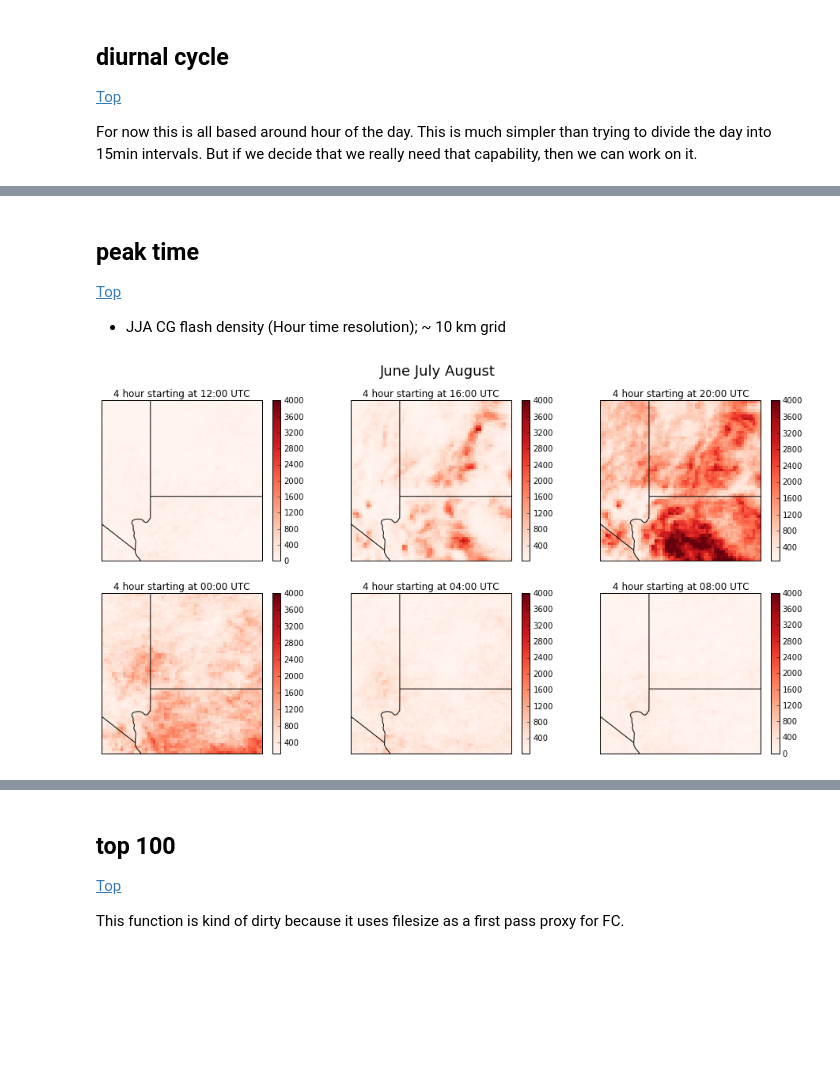
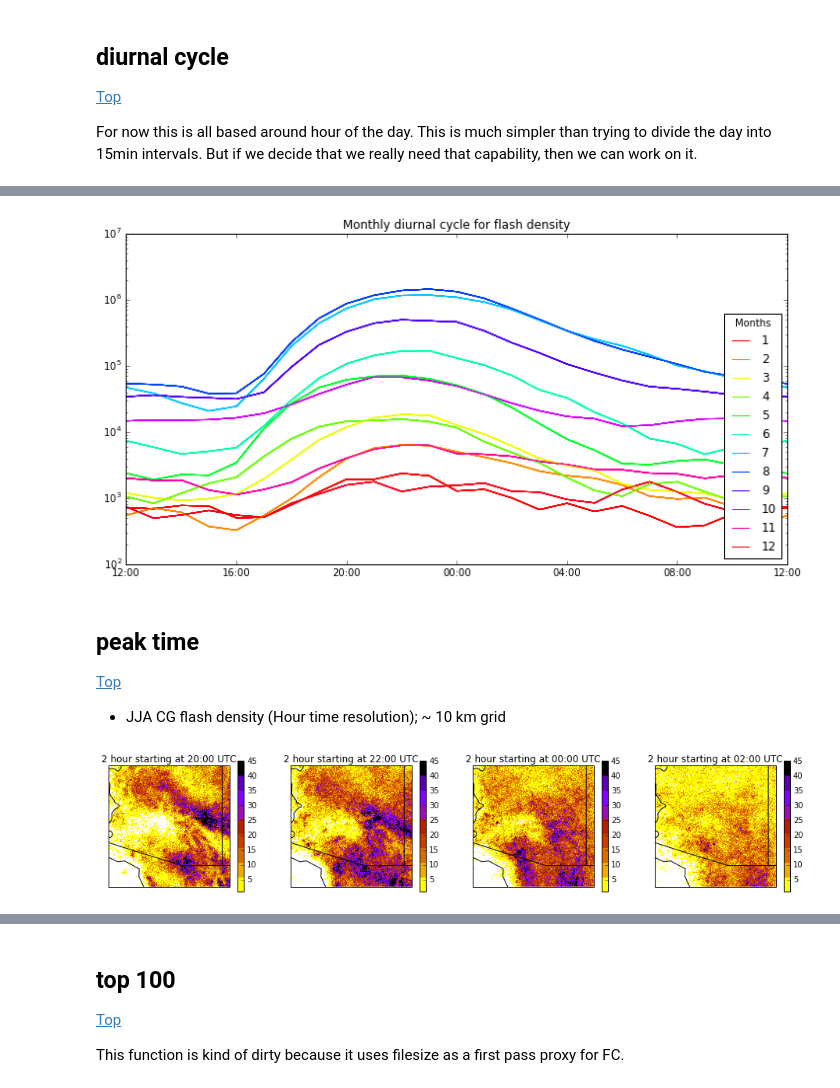
Before and after one commit to jsignell/lightning-tools, a Jupyter notebook: Regional Computations.ipynb, the cells around one changed output, grey strips where cells are left out. Saved outputs shown, nothing was run; the diff lists cells and outputs as text; code cells hidden in the pictures; blank space fills up the shorter version.

```diff
--- a/Regional Computations.ipynb
+++ b/Regional Computations.ipynb
@@ -77,6 +77,6 @@ cities['cedar']
  'r': 3}
 # %%
-c = Region(city=cities['cedar'])
+c = Region(city=cities['phoenix'])
 c.define_grid(nbins=600)
 # %%
 MMDC_grid = {}
@@ -152,27 +122,44 @@ for m in months.keys():
+# %%
+import matplotlib.cm as cm
+h = range(12,24)
+h.extend(range(0,13))
+
+MMDC = pd.DataFrame(np.array([[np.sum(MMDC_grid[m][hr]) for hr in h] for m in months.keys()]).T)
+MMDC.columns = range(1,13)
+
+plt.figure(figsize=(12, 6))
+for m in months.keys():
+    ax = plt.subplot(1,1,1)
+    MMDC.plot(color=cm.hsv(np.linspace(0, 1, 12)), ax=ax, title='Monthly diurnal cycle for flash density')
+    plt.legend(range(1,13), title='Months', loc='lower right')
+    ax.set_xticks(range(0,25,4))
+    ax.set_xticklabels(['{num:02d}:00'.format(num=h[n]) for n in range(0,25,4)])
+    ax.set_ylim(10**2, 10**7)
+    ax.semilogy()
+    ax.set_xlim(0,24)
+# %% [output]
+[figure, added]
 # %% [markdown]
 ## peak time
 [Top](#Python-programs)
  - JJA CG flash density (Hour time resolution); ~ 10 km grid
 # %%
-JJADC_grid = {}
-for k,v in MMDC_grid[6].items():
-    JJADC_grid.update({k: v + MMDC_grid[7][k]+MMDC_grid[8][k]})
+JADC_grid = {}
+for k,v in MMDC_grid[7].items():
+    JADC_grid.update({k: v + MMDC_grid[8][k]})
 # %%
-plt.figure(figsize=(16,8))
+plt.figure(figsize=(16,3))
 n=1
-step = 4
-for i in range(0,24,step):
-    q=np.zeros(JJADC_grid[0].shape)
+step = 2
+for i in range(8,16,step):
+    q=np.zeros(JADC_grid[0].shape)
     for hr in h[i:i+step]:
-        q+=JJADC_grid[hr]
-    ax = plt.subplot(2, 3, n, projection=ccrs.PlateCarree())
-    ax = background(ax)
+        q+=JADC_grid[hr]
+    ax = background(plt.subplot(1, 4, n, projection=ccrs.PlateCarree()))
     ax.set_title('{step} hour starting at {t:02d}:00 UTC'.format(step=step, t=h[i]))
-    den = ax.pcolor(c.gridx, c.gridy, q, cmap='Reds', vmax=4000)
-    plt.colorbar(den, ax=ax)
+    c.plot_grid(q,vmin=1, vmax=45, cbar=True, ax=ax)
     n+=1
-plt.suptitle('June July August', fontsize=18);
 # %% [output]
-[figure, old version]
+[figure, new version]
 # %%
 plt.figure(figsize=(8,6))
```
Also changed, not shown: parts of 12 cells of this notebook, 1 other file.
